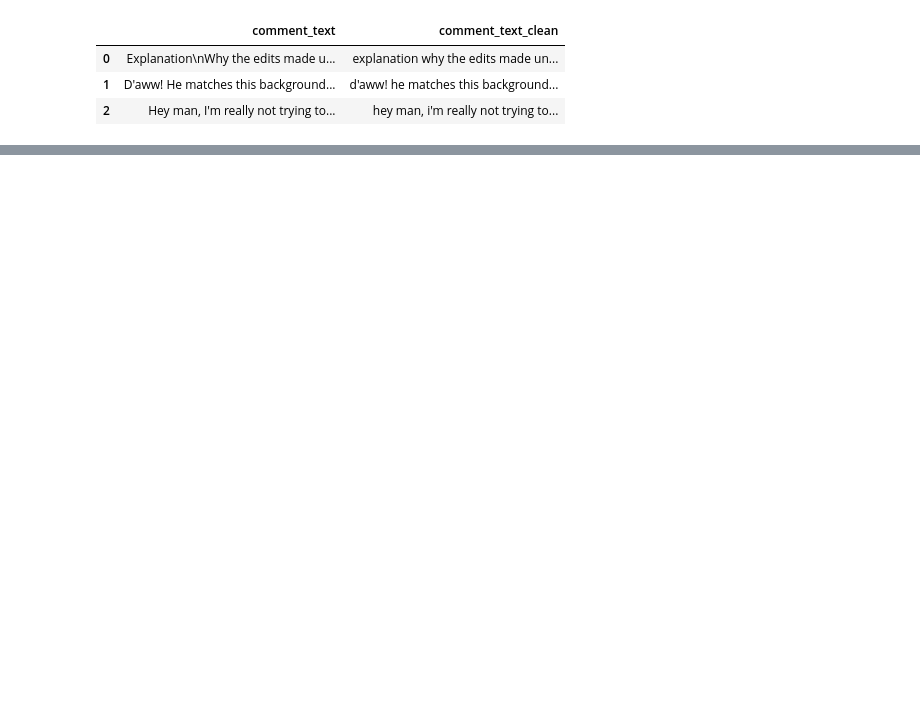
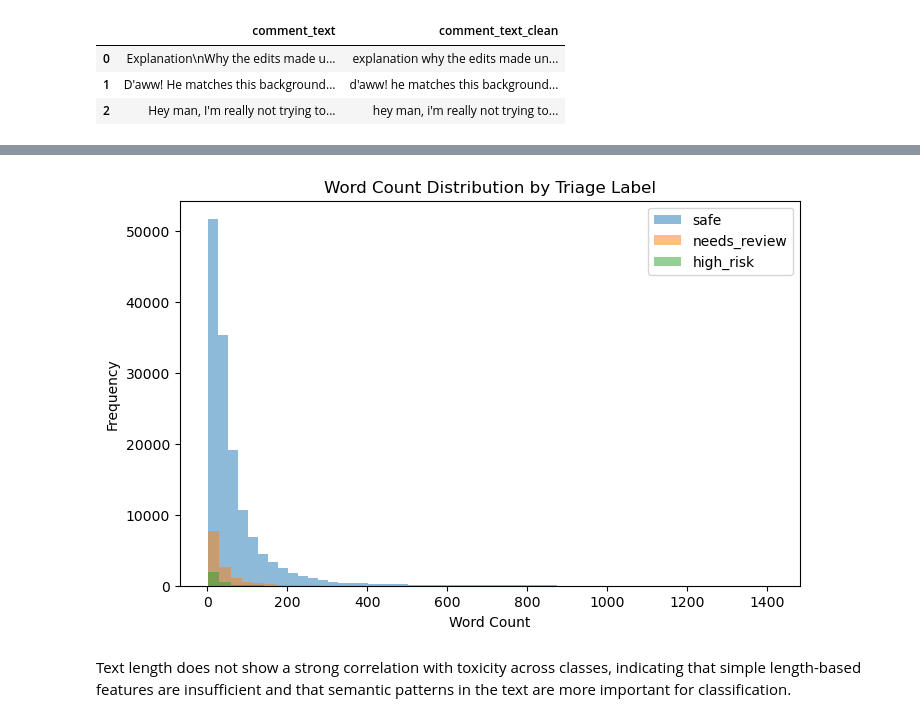
Before and after one commit to uvardan/jigsaw_toxic_comment, a Jupyter notebook: 01_jigsaw_eda_and_cleaning.ipynb, the cells around one changed output, grey strips where cells are left out. Cells and saved outputs as stored; diff of their text form; code cells hidden in the pictures; blank space fills up the shorter version.

```diff
--- a/01_jigsaw_eda_and_cleaning.ipynb
+++ b/01_jigsaw_eda_and_cleaning.ipynb
@@ -241,0 +140,3 @@ plt.show()
+# %%
+df.head()
+df = df.dropna(subset=["comment_text", "triage_label"])
@@ -1101,0 +214,36 @@ Name: count, dtype: int64
+# %%
+# Create a figure with specified dimensions (width=8, height=5 inches)
+# This provides enough space for a clear visualization with multiple histograms
+plt.figure(figsize=(8,5))
+
+# Loop through each triage category to create overlapping histograms
+for label in ["safe", "needs_review", "high_risk"]:
+    # Create a subset of data containing only word counts for the current triage label
+    # df.loc[] is used for conditional row selection based on the triage_label column
+    subset = df.loc[df["triage_label"] == label, "word_count"]
+
+    # Plot a histogram for this subset with:
+    # - 50 bins to show detailed distribution
+    # - alpha=0.5 for transparency so overlapping histograms are visible
+    # - label parameter to identify this category in the legend
+    plt.hist(subset, bins=50, alpha=0.5, label=label)
+
+# Add a descriptive title to the plot
+plt.title("Word Count Distribution by Triage Label")
+
+# Label the x-axis to indicate what is being measured
+plt.xlabel("Word Count")
+
+# Label the y-axis to indicate the frequency scale
+plt.ylabel("Frequency")
+
+# Add a legend to distinguish between the different triage categories
+# The legend will use the labels specified in the plt.hist() calls
+plt.legend()
+
+# Display the completed visualization
+plt.show()
+# %% [output]
+[figure, added]
+# %% [markdown]
+Text length does not show a strong correlation with toxicity across classes, indicating that simple length-based features are insufficient and that semantic patterns in the text are more important for classification.
```
Also changed, not shown: parts of 79 cells of this notebook.
